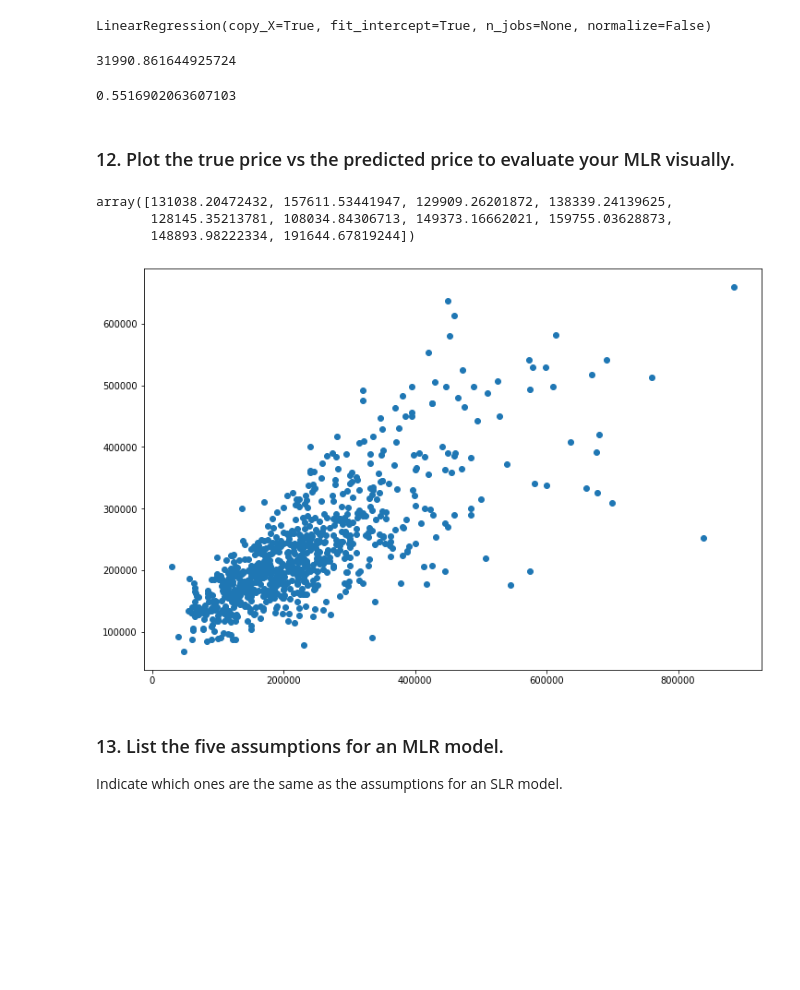
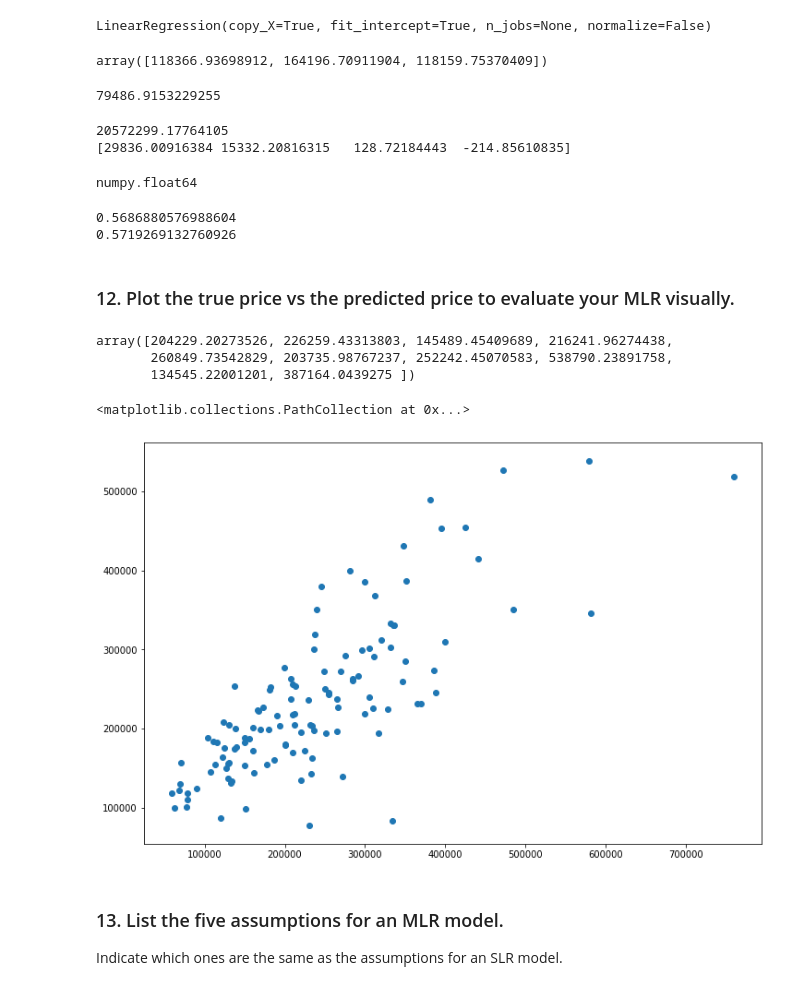
Before and after one commit to amcurley/GA_projects, a Jupyter notebook: Labs/3.01-lab-linear-regression-master/Submission-LR-sacramento-Copy1.ipynb, the cells around one changed output. Drawn from its saved outputs; the diff is of its cells as text; code cells hidden in the pictures; blank space fills up the shorter version.

```diff
--- a/Labs/3.01-lab-linear-regression-master/Submission-LR-sacramento-Copy1.ipynb
+++ b/Labs/3.01-lab-linear-regression-master/Submission-LR-sacramento-Copy1.ipynb
@@ -240,0 +256,3 @@ sac_df.head()
+# %%
+X_new.drop(columns='price',inplace=True)
+sac_df = pd.concat([sac_df, X_new],axis=1,sort=False)
@@ -335,5 +371,5 @@ sac_df.head(1)
 #      Step 1: Assemble our X and y variables
 #      We need an X matrix that is n-by-p (in this case, p = 1)
 #      We need a y vector that is length n
-X = sac_df[['beds', 'sq__ft', 'huge_houses', 'condo', 'multi_family', 'residential', 'baths']]
+X = sac_df[['beds', 'huge_houses', 'sq__ft', 'zip', 'type_Multi-Family']]
 y = sac_df['price']
@@ -345,30 +390,53 @@ model = LinearRegression()
 model.fit(X, y)
 # %% [output]
 LinearRegression(copy_X=True, fit_intercept=True, n_jobs=None, normalize=False)
-# %%
-model.intercept_
-# %% [output]
-31990.861644925724
+# %%
+y_pred = model.predict(X)
+y_pred[:3]
+# %% [output]
+array([118366.93698912, 164196.70911904, 118159.75370409])
+# %%
+metrics.mean_squared_error(y, y_pred, squared=False)
+# %% [output]
+79486.9153229255
+# %%
+print(model.intercept_)
+print(model.coef_)
+# %% [output]
+20572299.17764105
+[29836.00916384 15332.20816315   128.72184443  -214.85610835]
 # %%
-# abs    Scoring the model to find the
-model.score(X, y)
+type(model.score(X, y))
 # %% [output]
-0.5516902063607103
+numpy.float64
+# %%
+# Example of another train-test split with a different random state
+X_train_2, X_test_2, y_train_2, y_test_2 = train_test_split(X, y, train_size=.85)
+
+model_2 = LinearRegression()
+model_2.fit(X_train_2, y_train_2)
+
+print(model_2.score(X_train_2, y_train_2))
+print(model_2.score(X_test_2, y_test_2))
+# %% [output]
+0.5686880576988604
+0.5719269132760926
 # %% [markdown]
 ### 12. Plot the true price vs the predicted price to evaluate your MLR visually.
 # %%
 # This is the prediction price
-y_pred = model.predict(X)
+y_pred = model.predict(X_test_2)
 y_pred[:10]
 # %% [output]
-array([131038.20472432, 157611.53441947, 129909.26201872, 138339.24139625,
-       128145.35213781, 108034.84306713, 149373.16662021, 159755.03628873,
-       148893.98222334, 191644.67819244])
+array([204229.20273526, 226259.43313803, 145489.45409689, 216241.96274438,
+       260849.73542829, 203735.98767237, 252242.45070583, 538790.23891758,
+       134545.22001201, 387164.0439275 ])
 # %%
 plt.figure(figsize=(12,8))
-plt.scatter(y, y_pred);
+plt.scatter(y_test_2, y_pred)
 # %% [output]
+<matplotlib.collections.PathCollection at 0x...>
-[figure, old version]
+[figure, new version]
 # %% [markdown]
 ### 13. List the five assumptions for an MLR model.
 
```
Also changed, not shown: parts of 32 cells of this notebook.
